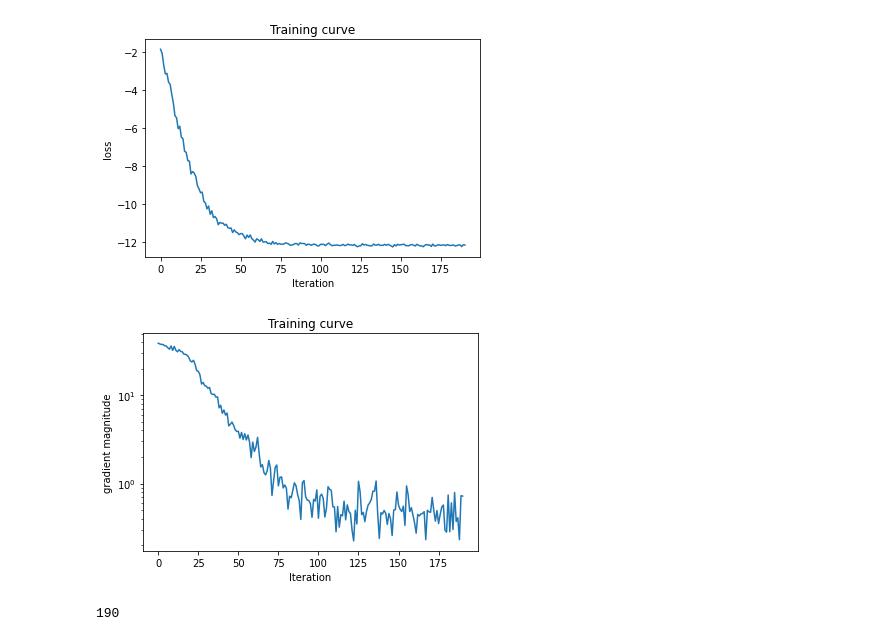
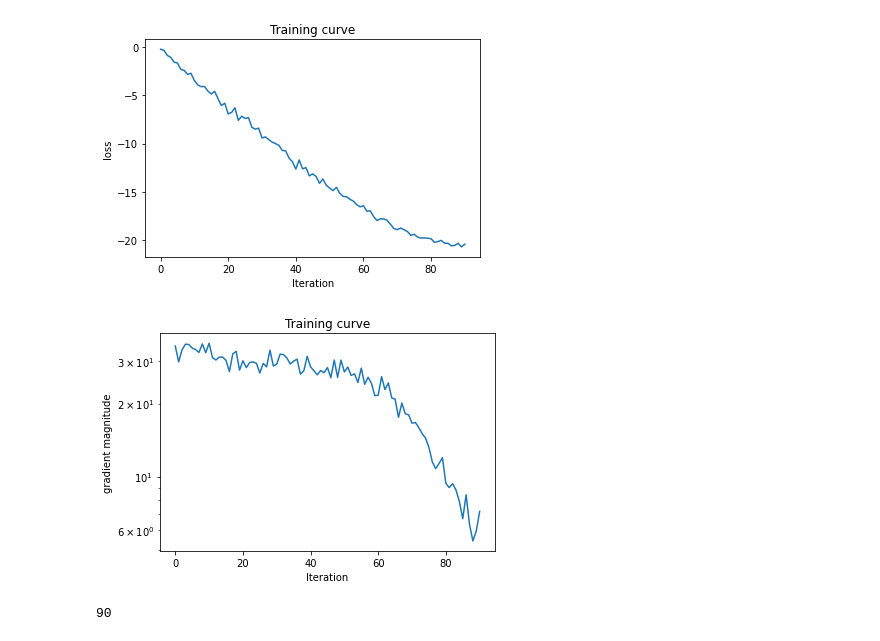
Before and after one commit to Zhelun-Li/GradientStudies, a Jupyter notebook: gradients_VQE.ipynb, the cells around one changed output. Drawn from its saved outputs; the diff is of its cells as text; code cells hidden in the pictures.

```diff
--- a/gradients_VQE.ipynb
+++ b/gradients_VQE.ipynb
@@ -37,5 +45,5 @@ from qiskit.primitives import Estimator
 # %%
 j_coupling = -1 #coupling constant J
 h_coupling = -3 #coupling constant h
-num_qubits=4
-Estimator(options={"shots":100})
+num_qubits=7
+Estimator(options={"shots":500})
@@ -42,8 +52,7 @@ Estimator(options={"shots":100})
 # %%
 qr = QuantumRegister(num_qubits)
 qc = QuantumCircuit(qr)
-ansatz = RealAmplitudes(num_qubits=num_qubits,reps=num_qubits)
-
+ansatz = RealAmplitudes(num_qubits=num_qubits,reps=5)
 qc.h(qr)
 qc.compose(ansatz, inplace=True)
 
@@ -68,11 +74,3 @@ qnn=EstimatorQNN(
-# %%
-
-qnn=EstimatorQNN(
-    estimator=Estimator(options={"shots":1000}),
-    circuit=qc,
-    weight_params=ansatz.parameters,
-    observables=observable
-    )
 # %%
 def callback_graph(x,name='loss'):
     #clear_output(wait=True)
@@ -88,34 +85,34 @@ def computeMag(x):
 # %%
 init_weights=np.random.rand(qnn.num_weights)*2*np.pi
 weights=init_weights
 
-nSteps=200
+nSteps=50
 learning_rate=1e-2
 loss=[]
 gradMag=[]
 for i in range(nSteps):
 
 
 
     vev=qnn.forward([], weights)[0][0]
     input_grad, weight_grad=qnn.backward([],weights)
     grad=weight_grad[0,0,:]
     weights=weights-learning_rate*grad
 
     loss.append(vev)
     gradMag.append(computeMag(grad))
 
     if i%10==0:
 
         clear_output(wait=True)
         plt.figure(1)
 
         callback_graph(loss)
         plt.figure(2)
         plt.yscale('log')
         callback_graph(gradMag,"gradient magnitude")
         print(i)
 # %% [output]
-[figure, old version]
+[figure, new version]
-[figure, old version]
+[figure, new version]
-190
+90
```
Also changed, not shown: parts of 19 cells of this notebook, 1 other file.
